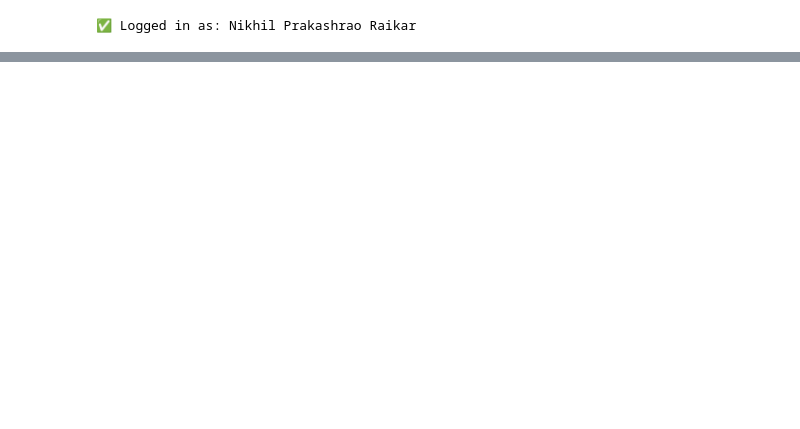
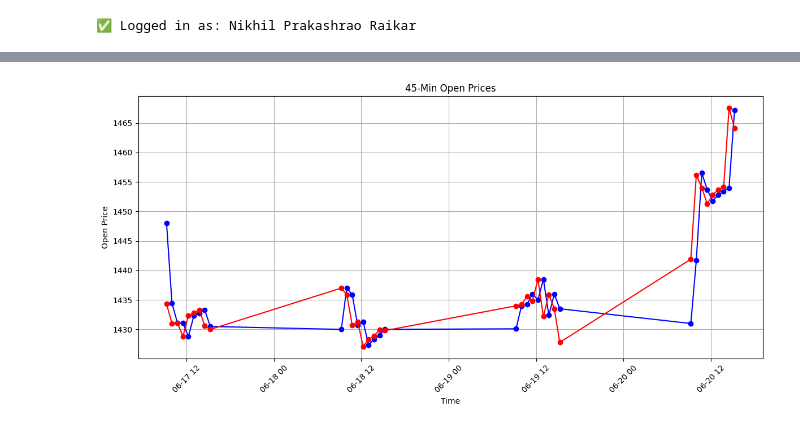
Before and after one commit to NikhilRaikar17/algo-trade, a Jupyter notebook: test_code.ipynb, the cells around one changed output, grey strips where cells are left out. Drawn from its saved outputs; the diff is of its cells as text; code cells hidden in the pictures; blank space fills up the shorter version.

Commit message:
Added matplotlib

```diff
--- a/test_code.ipynb
+++ b/test_code.ipynb
@@ -14,7 +14,7 @@ except Exception as e:
 ✅ Logged in as: Nikhil Prakashrao Raikar
 # %%
 instrument_token = 738561
-from_date = datetime.datetime.now() - datetime.timedelta(days=15)
+from_date = datetime.datetime.now() - datetime.timedelta(days=5)
 to_date = datetime.datetime.now()
 
 candles = kite.historical_data(
@@ -44,3 +44,26 @@ for c in candles:
 {'date': datetime.datetime(2025, 6, 20, 14, 45, tzinfo=tzoffset(None, 19800)), 'open': 1454.8, 'high': 1454.9, 'low': 1452.5, 'close': 1453.7, 'volume': 255714}
 {'date': datetime.datetime(2025, 6, 20, 15, 0, tzinfo=tzoffset(None, 19800)), 'open': 1453.8, 'high': 1469, 'low': 1453.5, 'close': 1467.5, 'volume': 12021015}
 {'date': datetime.datetime(2025, 6, 20, 15, 15, tzinfo=tzoffset(None, 19800)), 'open': 1467.2, 'high': 1471, 'low': 1463.4, 'close': 1464.1, 'volume': 10102853}
+# %%
+import pandas as pd
+data = kite.historical_data(
+    instrument_token,
+    from_date.strftime('%Y-%m-%d'),
+    to_date.strftime('%Y-%m-%d'),
+    interval="15minute"
+)
+
+df = pd.DataFrame(data)
+
+df['date'] = pd.to_datetime(df['date'])
+df.set_index('date', inplace=True)
+
+df_45min = df.resample('45min', offset='15min').agg({
+    'open': 'first',
+    'high': 'max',
+    'low': 'min',
+    'close': 'last',
+    'volume': 'sum'
+}).dropna()
+
+print(df_45min)
@@ -46,0 +88,14 @@ for c in candles:
+# %%
+import matplotlib.pyplot as plt
+plt.figure(figsize=(12, 6))
+plt.plot(df_45min.index, df_45min['open'], marker='o', linestyle='-', color='blue')
+plt.plot(df_45min.index, df_45min['close'], marker='o', linestyle='-', color='red')
+plt.title("45-Min Open Prices")
+plt.xlabel("Time")
+plt.ylabel("Open Price")
+plt.grid(True)
+plt.xticks(rotation=45)
+plt.tight_layout()
+plt.show()
+# %% [output]
+[figure, added]
```
Also changed, not shown: parts of 3 cells of this notebook, 2 other files.
